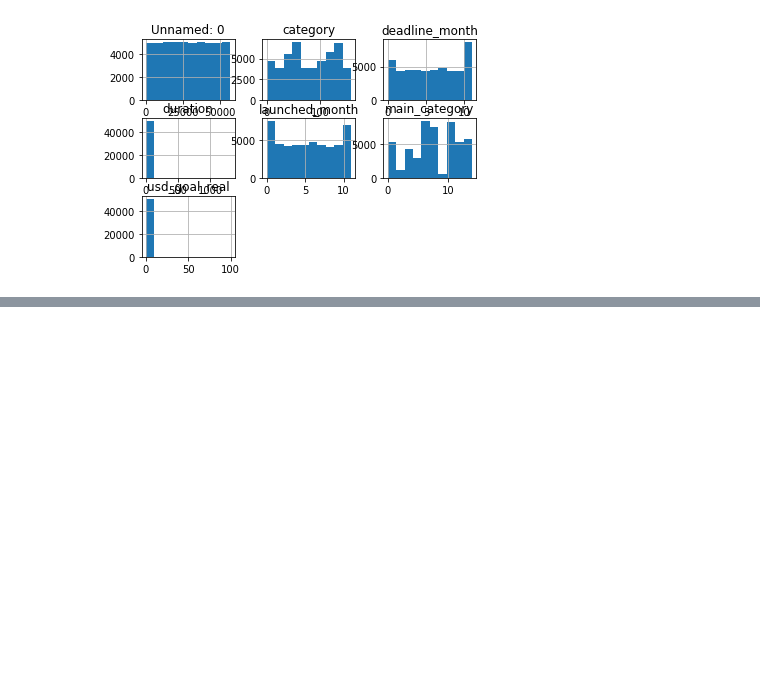
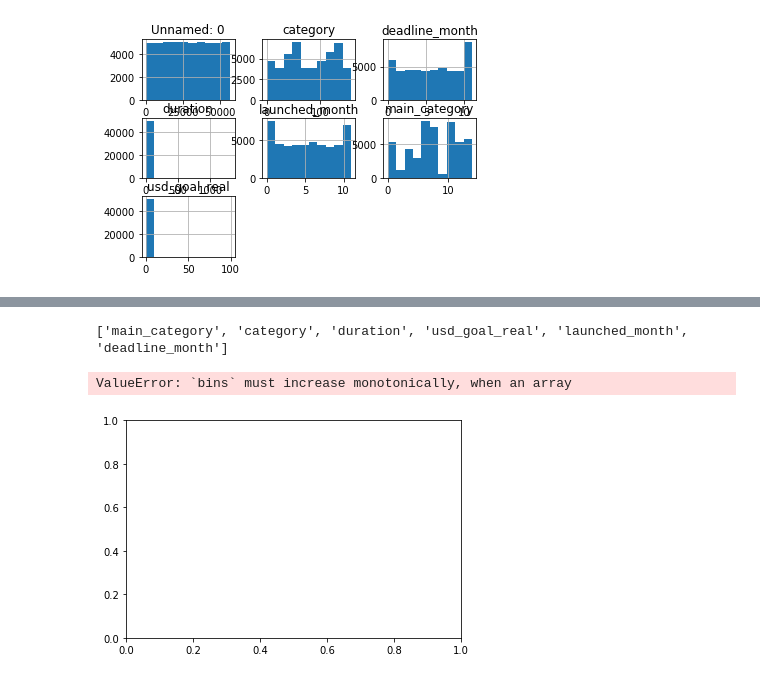
Before and after one commit to michaelmdresser/csci5622project, a Jupyter notebook: Error Analysis.ipynb, the cells around one changed output, grey strips where cells are left out. Saved outputs shown, nothing was run; the diff lists cells and outputs as text; code cells hidden in the pictures; blank space fills up the shorter version.

Commit message:
'histograms'

```diff
--- a/Error Analysis.ipynb
+++ b/Error Analysis.ipynb
@@ -159,6 +159,3 @@ df.iloc[wrong].head(10)
 | 125 | 137 | 6 | 153 | 2.058490 | -0.032646 | 2.0 | 4.0 |
 | 138 | 152 | 8 | 63 | 0.889259 | -0.028114 | 1.0 | 3.0 |
 | 161 | 176 | 6 | 153 | -0.341133 | -0.032646 | 5.0 | 6.0 |
-# %%
-for col in df.columns:
-    df.hist(column=col)
@@ -173,2 +162,13 @@ for col in df.columns:
+# %%
+print(list(df.columns)[1:])
+cols=['main_category','launched_month','deadline_month']
+
+df.hist(column='main_category',bins=df.main_category.unique())
+df.hist(column='launched-month',bins=df.launched-month.unique())
+df.hist(column=col,bins=df.da.unique())
+# %% [output]
+['main_category', 'category', 'duration', 'usd_goal_real', 'launched_month', 'deadline_month']
+ValueError: `bins` must increase monotonically, when an array
+[figure, added]
 # %%
 df.loc(wrong)
```
Also changed, not shown: parts of 1 cell of this notebook.
